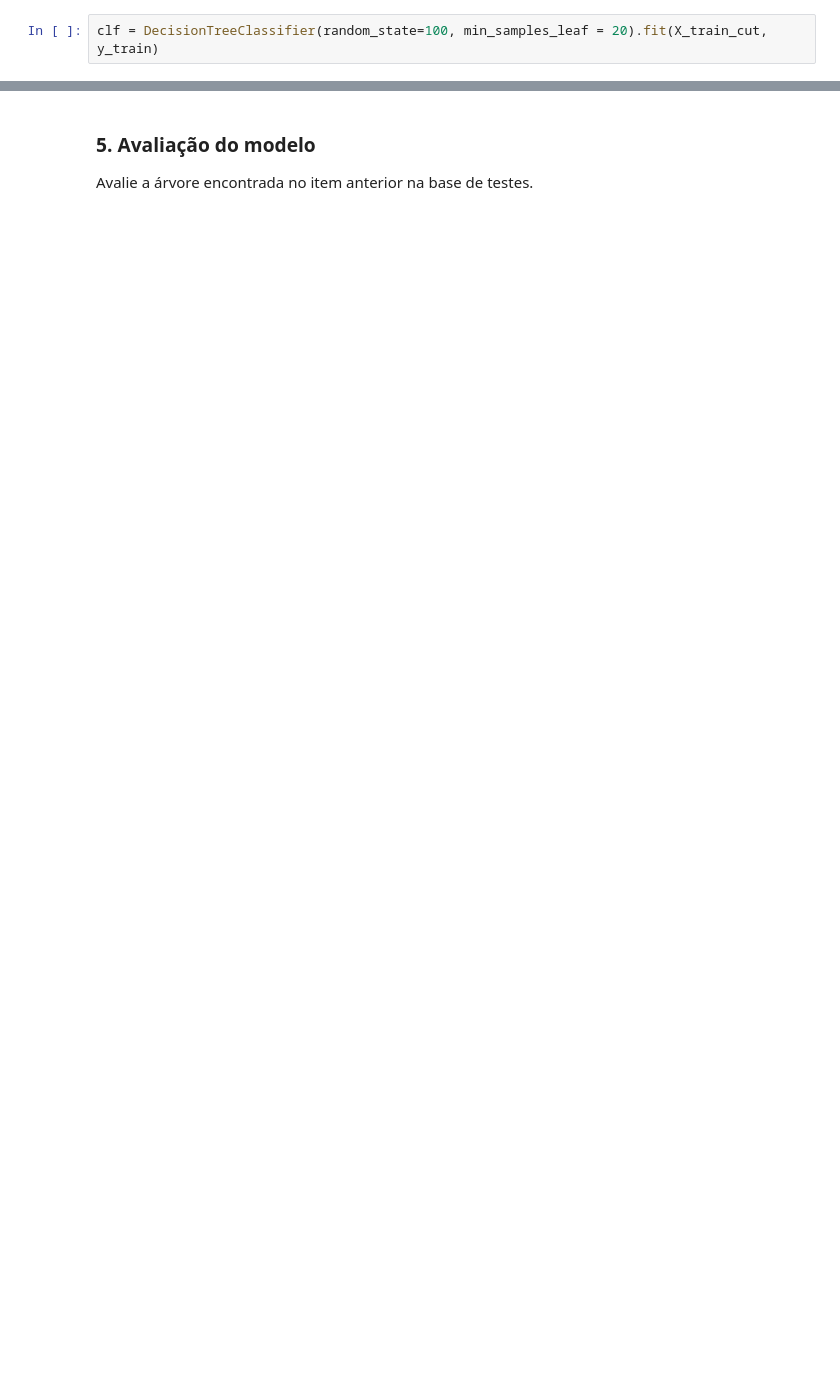
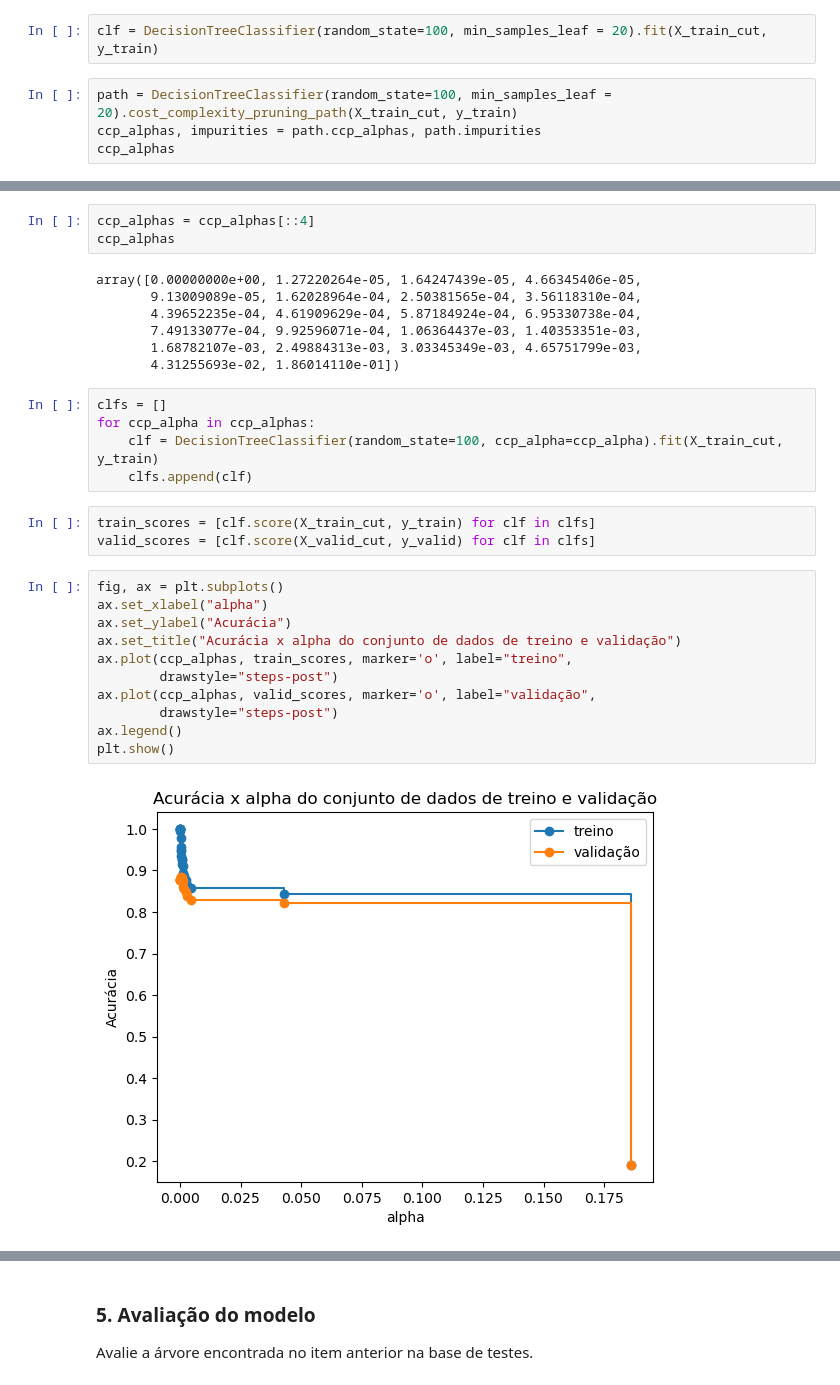
Before and after one commit to victortintel/ex2_modulo17_arvores2-, a Jupyter notebook: ex2_victor_tintel_mod_17.ipynb, the cells around one changed output, grey strips where cells are left out. Cells and saved outputs as stored; diff of their text form; blank space fills up the shorter version.

```diff
--- a/ex2_victor_tintel_mod_17.ipynb
+++ b/ex2_victor_tintel_mod_17.ipynb
@@ -122,2 +84,6 @@ NameError: name 'X_valid' is not defined
 # %%
 clf = DecisionTreeClassifier(random_state=100, min_samples_leaf = 20).fit(X_train_cut, y_train)
+# %%
+path = DecisionTreeClassifier(random_state=100, min_samples_leaf = 20).cost_complexity_pruning_path(X_train_cut, y_train)
+ccp_alphas, impurities = path.ccp_alphas, path.impurities
+ccp_alphas
@@ -123,0 +108,31 @@ clf = DecisionTreeClassifier(random_state=100, min_samples_leaf = 20).fit(X_trai
+# %%
+ccp_alphas = ccp_alphas[::4]
+ccp_alphas
+# %% [output]
+array([0.00000000e+00, 1.27220264e-05, 1.64247439e-05, 4.66345406e-05,
+       9.13009089e-05, 1.62028964e-04, 2.50381565e-04, 3.56118310e-04,
+       4.39652235e-04, 4.61909629e-04, 5.87184924e-04, 6.95330738e-04,
+       7.49133077e-04, 9.92596071e-04, 1.06364437e-03, 1.40353351e-03,
+       1.68782107e-03, 2.49884313e-03, 3.03345349e-03, 4.65751799e-03,
+       4.31255693e-02, 1.86014110e-01])
+# %%
+clfs = []
+for ccp_alpha in ccp_alphas:
+    clf = DecisionTreeClassifier(random_state=100, ccp_alpha=ccp_alpha).fit(X_train_cut, y_train)
+    clfs.append(clf)
+# %%
+train_scores = [clf.score(X_train_cut, y_train) for clf in clfs]
+valid_scores = [clf.score(X_valid_cut, y_valid) for clf in clfs]
+# %%
+fig, ax = plt.subplots()
+ax.set_xlabel("alpha")
+ax.set_ylabel("Acurácia")
+ax.set_title("Acurácia x alpha do conjunto de dados de treino e validação")
+ax.plot(ccp_alphas, train_scores, marker='o', label="treino",
+        drawstyle="steps-post")
+ax.plot(ccp_alphas, valid_scores, marker='o', label="validação",
+        drawstyle="steps-post")
+ax.legend()
+plt.show()
+# %% [output]
+[figure, added]
```
Also changed, not shown: parts of 21 cells of this notebook.
